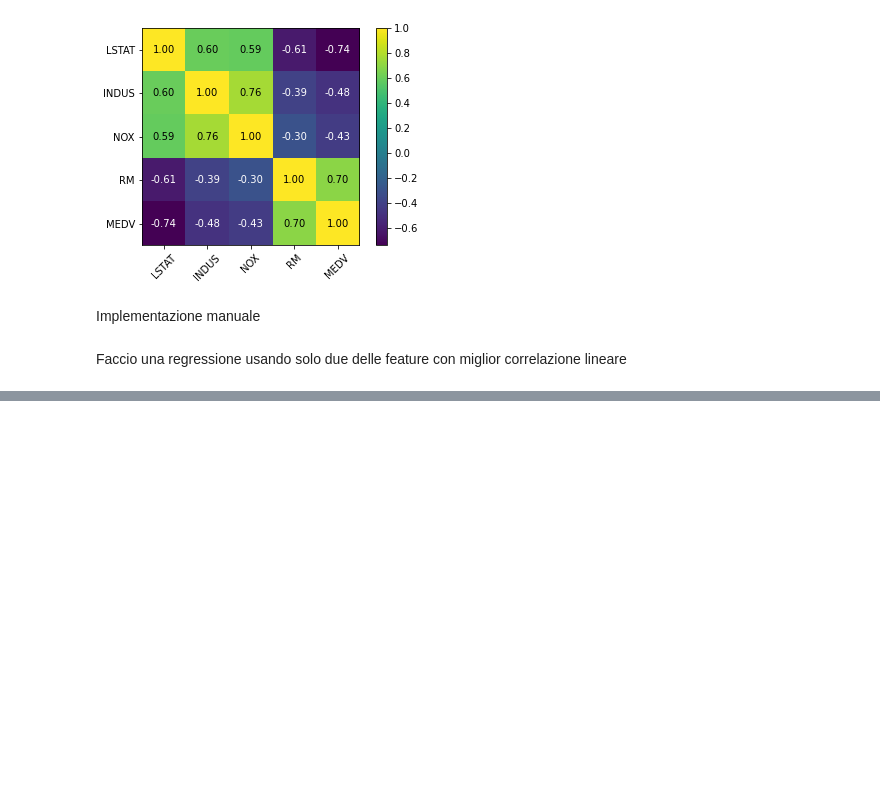
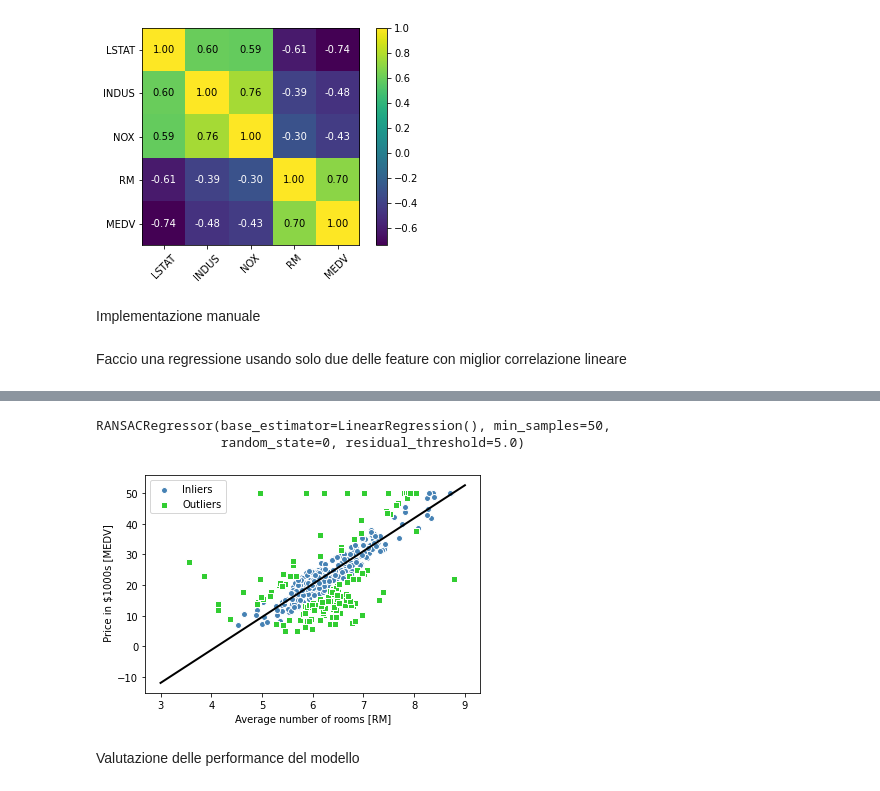
Before and after one commit to Gss4C/Corso_ML, a Jupyter notebook: Regression/01_linear_regression.ipynb, the cells around one changed output, grey strips where cells are left out. Cells and saved outputs as stored; diff of their text form; code cells hidden in the pictures; blank space fills up the shorter version.

```diff
--- a/Regression/01_linear_regression.ipynb
+++ b/Regression/01_linear_regression.ipynb
@@ -87,0 +137,44 @@ plt.show()
+# %%
+from sklearn.linear_model import RANSACRegressor
+ransac= RANSACRegressor(LinearRegression(),
+            max_trials=100,
+            min_samples=50,
+            loss='absolute_loss',
+            residual_threshold=5.0,
+            random_state=0)
+ransac.fit(X,y)
+# %% [output]
+RANSACRegressor(base_estimator=LinearRegression(), min_samples=50,
+                random_state=0, residual_threshold=5.0)
+# %%
+inlier_mask_ = ransac.inlier_mask_
+outlier_mask_ = np.logical_not(inlier_mask_)
+line_X = np.arange(3, 10, 1)
+line_y_ransac = ransac.predict(line_X[:,np.newaxis])
+
+plt.scatter(X[inlier_mask_],
+    y[inlier_mask_],
+    c='steelblue',
+    edgecolor='white',
+    marker='o',
+    label ='Inliers')
+
+plt.scatter(X[outlier_mask_],
+    y[outlier_mask_],
+    c='limegreen',
+    edgecolor='white',
+    marker='s',
+    label='Outliers')
+
+plt.plot(line_X,
+    line_y_ransac,
+    color ='black',
+    lw=2)
+plt.xlabel('Average number of rooms [RM]')
+plt.ylabel(' Price in $1000s [MEDV]')
+plt.legend(loc='upper left' )
+plt.show()
+# %% [output]
+[figure, added]
+# %% [markdown]
+Valutazione delle performance del modello
```
Also changed, not shown: parts of 13 cells of this notebook.
